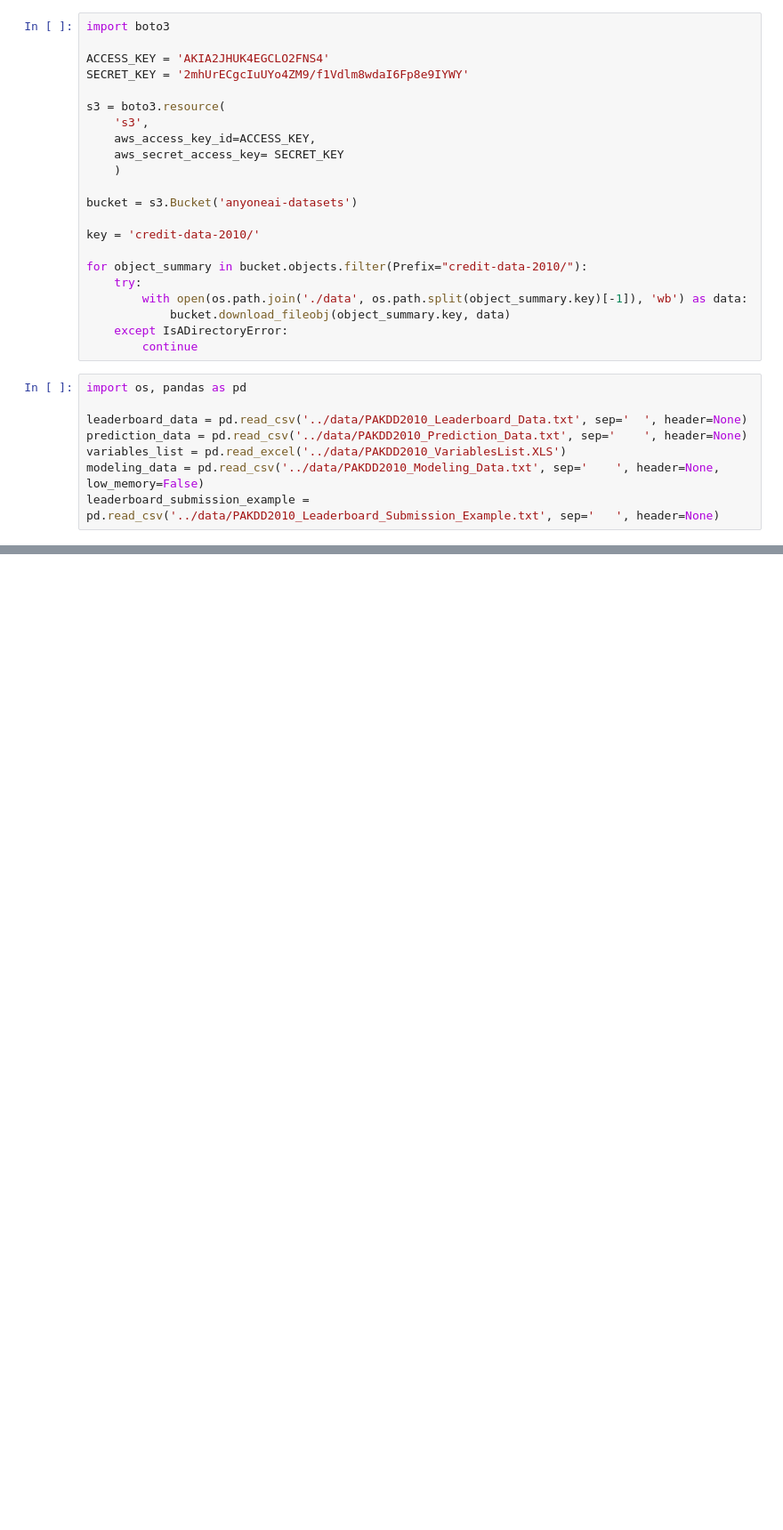
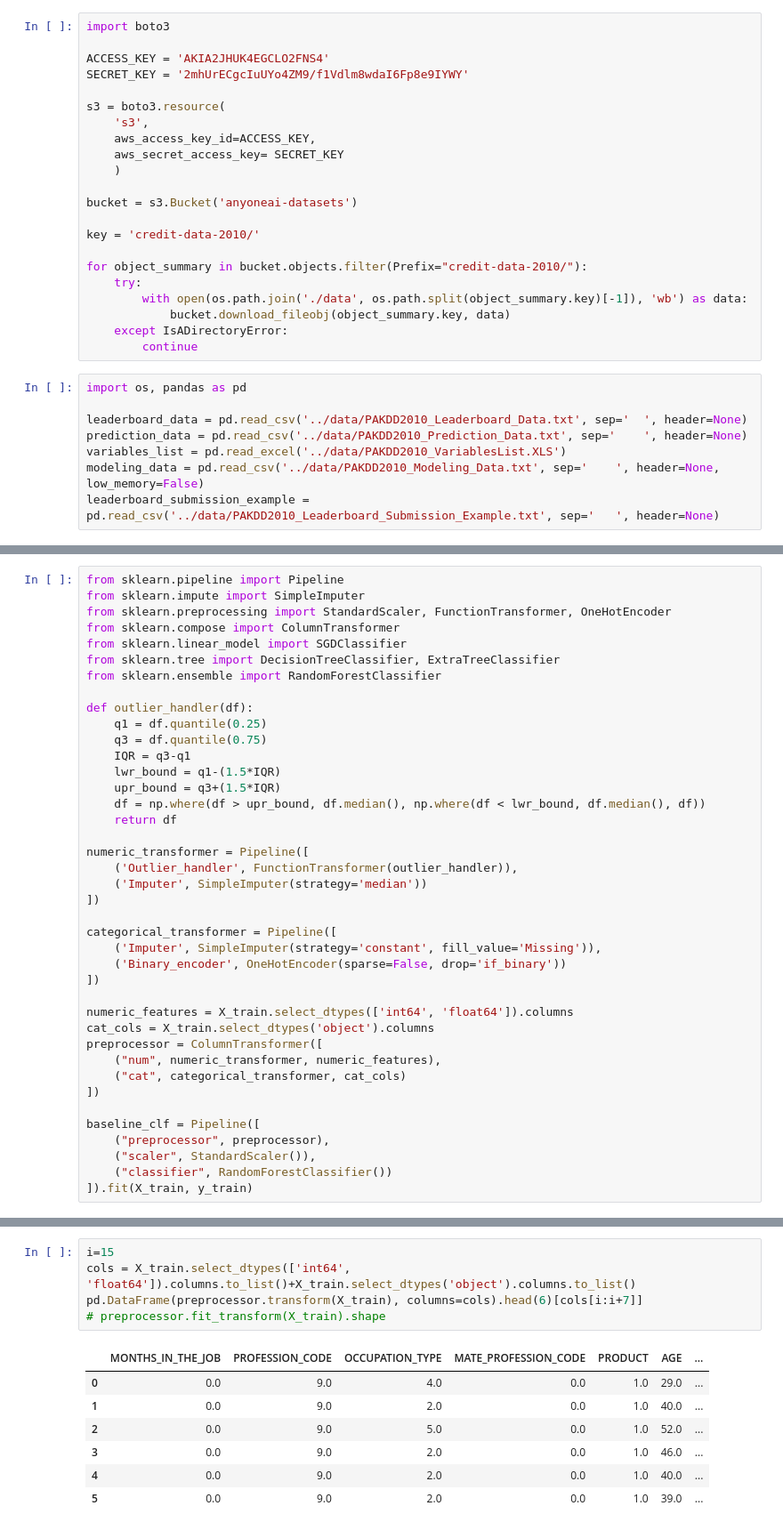
Before and after one commit to fidoarg/proyecto-final-anyoneai, a Jupyter notebook: base.ipynb, the cells around one changed output, grey strips where cells are left out. Shown at 89% size. Drawn from its saved outputs; the diff is of its cells as text; blank space fills up the shorter version.

```diff
--- a/base.ipynb
+++ b/base.ipynb
@@ -35,0 +189,40 @@ leaderboard_submission_example.columns = [variables_list['Var_Title'][0], variab
+# %%
+from sklearn.pipeline import Pipeline
+from sklearn.impute import SimpleImputer
+from sklearn.preprocessing import StandardScaler, FunctionTransformer, OneHotEncoder
+from sklearn.compose import ColumnTransformer
+from sklearn.linear_model import SGDClassifier
+from sklearn.tree import DecisionTreeClassifier, ExtraTreeClassifier
+from sklearn.ensemble import RandomForestClassifier
+
+def outlier_handler(df):
+    q1 = df.quantile(0.25)
+    q3 = df.quantile(0.75)
+    IQR = q3-q1
+    lwr_bound = q1-(1.5*IQR)
+    upr_bound = q3+(1.5*IQR)
+    df = np.where(df > upr_bound, df.median(), np.where(df < lwr_bound, df.median(), df))
+    return df
+
+numeric_transformer = Pipeline([
+    ('Outlier_handler', FunctionTransformer(outlier_handler)),
+    ('Imputer', SimpleImputer(strategy='median'))
+])
+
+categorical_transformer = Pipeline([
+    ('Imputer', SimpleImputer(strategy='constant', fill_value='Missing')),
+    ('Binary_encoder', OneHotEncoder(sparse=False, drop='if_binary'))
+])
+
+numeric_features = X_train.select_dtypes(['int64', 'float64']).columns
+cat_cols = X_train.select_dtypes('object').columns
+preprocessor = ColumnTransformer([
+    ("num", numeric_transformer, numeric_features),
+    ("cat", categorical_transformer, cat_cols)
+])
+
+baseline_clf = Pipeline([
+    ("preprocessor", preprocessor),
+    ("scaler", StandardScaler()),
+    ("classifier", RandomForestClassifier())
+]).fit(X_train, y_train)
@@ -35,0 +266,13 @@ leaderboard_submission_example.columns = [variables_list['Var_Title'][0], variab
+# %%
+i=15
+cols = X_train.select_dtypes(['int64', 'float64']).columns.to_list()+X_train.select_dtypes('object').columns.to_list()
+pd.DataFrame(preprocessor.transform(X_train), columns=cols).head(6)[cols[i:i+7]]
+# preprocessor.fit_transform(X_train).shape
+# %% [output]
+|  | MONTHS_IN_THE_JOB | PROFESSION_CODE | OCCUPATION_TYPE | MATE_PROFESSION_CODE | PRODUCT | AGE | ... |
+| 0 | 0.0 | 9.0 | 4.0 | 0.0 | 1.0 | 29.0 | ... |
+| 1 | 0.0 | 9.0 | 2.0 | 0.0 | 1.0 | 40.0 | ... |
+| 2 | 0.0 | 9.0 | 5.0 | 0.0 | 1.0 | 52.0 | ... |
+| 3 | 0.0 | 9.0 | 2.0 | 0.0 | 1.0 | 46.0 | ... |
+| 4 | 0.0 | 9.0 | 2.0 | 0.0 | 1.0 | 40.0 | ... |
+| 5 | 0.0 | 9.0 | 2.0 | 0.0 | 1.0 | 39.0 | ... |
```
Also changed, not shown: parts of 21 cells of this notebook, 2 other files.
